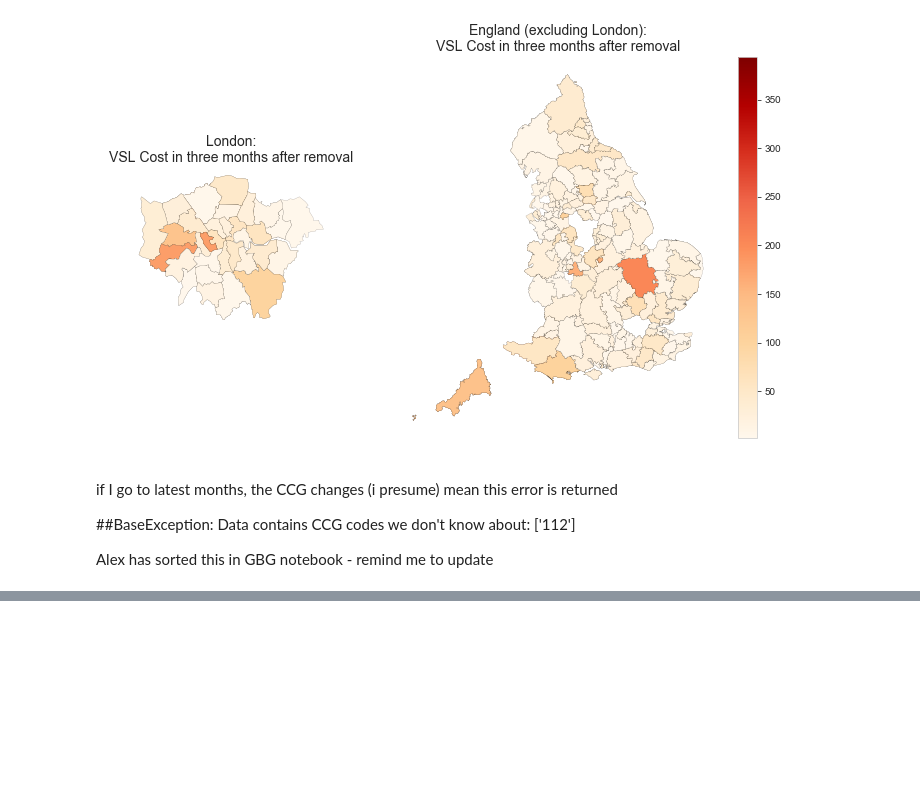
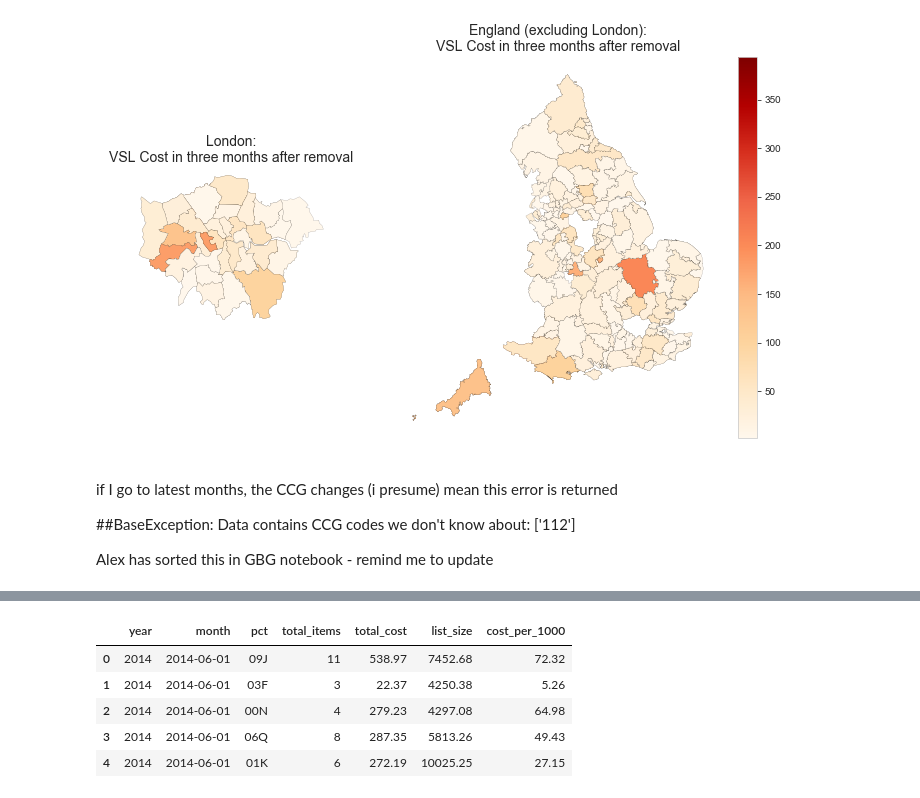
Before and after one commit to ebmdatalab/jupyter-notebooks, a Jupyter notebook: new_measures/Drafts/Draft VSL#3/VSL#3 Draft.ipynb, the cells around one changed output, grey strips where cells are left out. Cells and saved outputs as stored; diff of their text form; code cells hidden in the pictures; blank space fills up the shorter version.

```diff
--- a/new_measures/Drafts/Draft VSL#3/VSL#3 Draft.ipynb
+++ b/new_measures/Drafts/Draft VSL#3/VSL#3 Draft.ipynb
@@ -196,0 +230,4 @@ Alex has sorted this in GBG notebook - remind me to update
+# %%
+pd.set_option('display.float_format', lambda x: '%.2f' % x)
+totalcost = df_digestive.groupby(['year'])['total_cost'].sum()
+totalcost
@@ -196,0 +253,13 @@ Alex has sorted this in GBG notebook - remind me to update
+# %%
+#merge dataframes and cost / 10000
+
+df_digestive_1000 = pd.merge(df_digestive, df_list, on=['month', 'pct'])
+df_digestive_1000['cost_per_1000'] = 1000* (df_digestive_1000['total_cost']/df_digestive_1000['list_size'])
+df_digestive_1000.head(5)
+# %% [output]
+|  | year | month | pct | total_items | total_cost | list_size | cost_per_1000 |
+| 0 | 2014 | 2014-06-01 | 09J | 11 | 538.97 | 7452.68 | 72.32 |
+| 1 | 2014 | 2014-06-01 | 03F | 3 | 22.37 | 4250.38 | 5.26 |
+| 2 | 2014 | 2014-06-01 | 00N | 4 | 279.23 | 4297.08 | 64.98 |
+| 3 | 2014 | 2014-06-01 | 06Q | 8 | 287.35 | 5813.26 | 49.43 |
+| 4 | 2014 | 2014-06-01 | 01K | 6 | 272.19 | 10025.25 | 27.15 |
```
Also changed, not shown: parts of 6 cells of this notebook, 2 other files.
